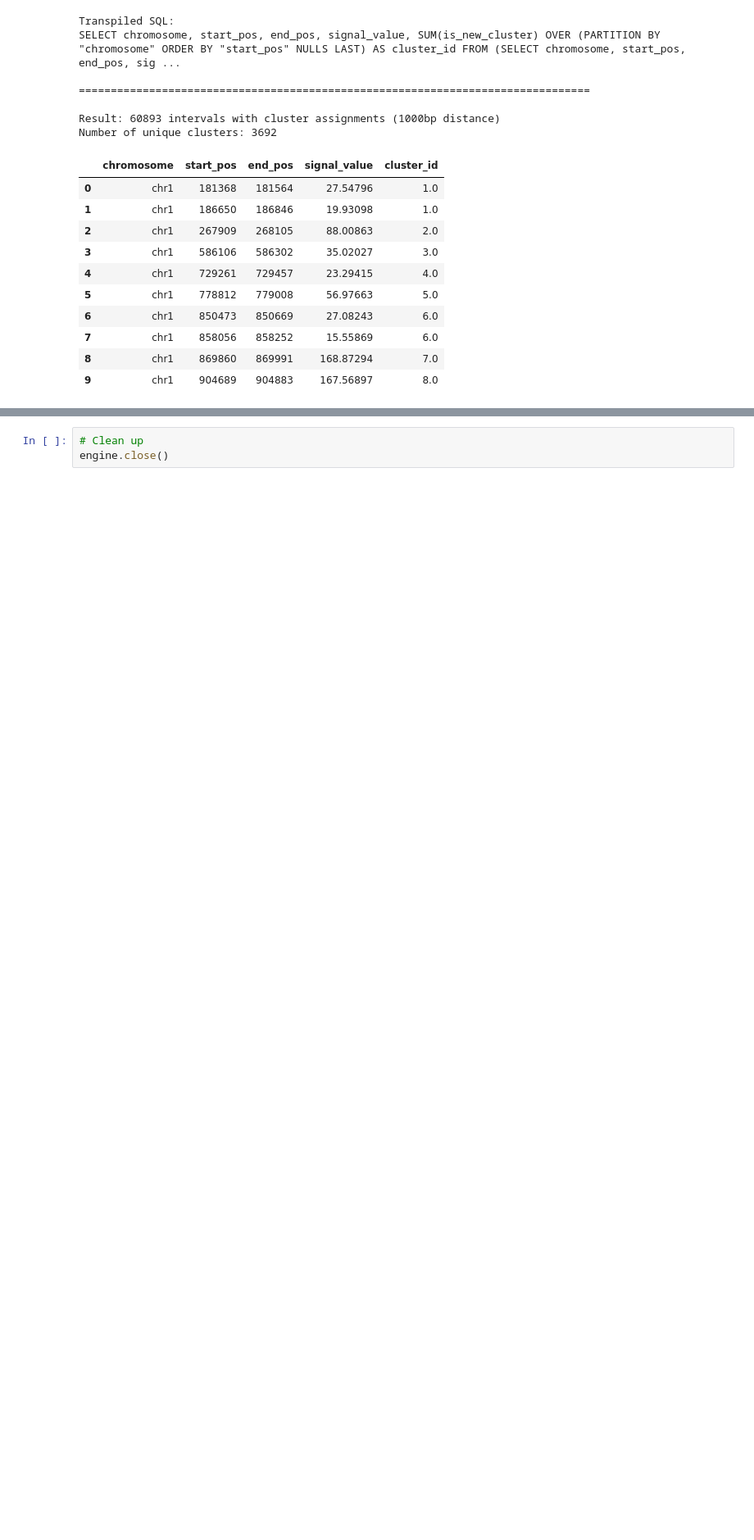
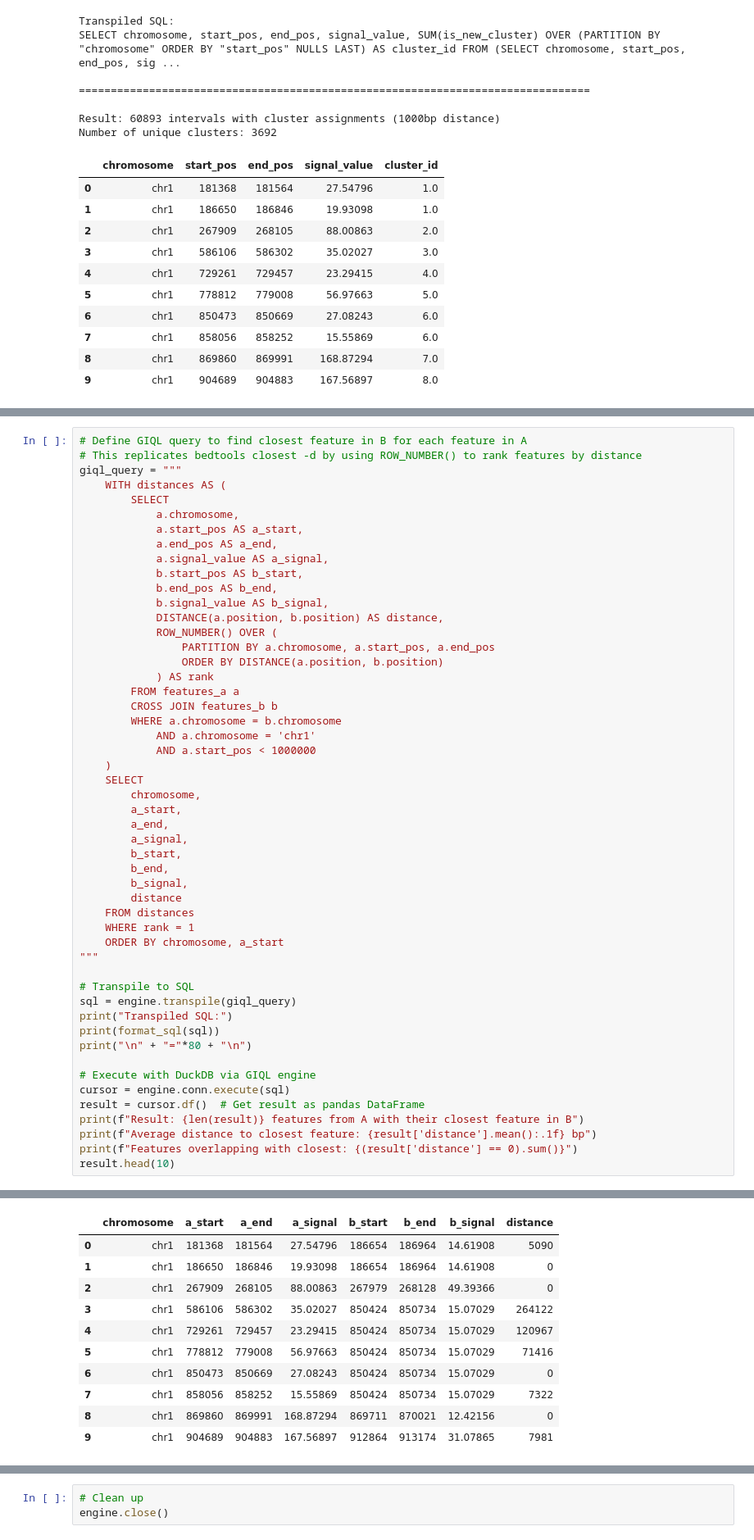
Before and after one commit to abdenlab/giql, a Jupyter notebook: demo.ipynb, the cells around one changed output, grey strips where cells are left out. Shown at 82% size. Saved outputs shown, nothing was run; the diff lists cells and outputs as text; blank space fills up the shorter version.

Commit message:
Update demo.ipynb with DISTANCE examples

```diff
--- a/demo.ipynb
+++ b/demo.ipynb
@@ -533,0 +666,52 @@ Number of unique clusters: 3692
+# %%
+# Define GIQL query to find closest feature in B for each feature in A
+# This replicates bedtools closest -d by using ROW_NUMBER() to rank features by distance
+giql_query = """
+    WITH distances AS (
+        SELECT
+            a.chromosome,
+            a.start_pos AS a_start,
+            a.end_pos AS a_end,
+            a.signal_value AS a_signal,
+            b.start_pos AS b_start,
+            b.end_pos AS b_end,
+            b.signal_value AS b_signal,
+            DISTANCE(a.position, b.position) AS distance,
+            ROW_NUMBER() OVER (
+                PARTITION BY a.chromosome, a.start_pos, a.end_pos
+                ORDER BY DISTANCE(a.position, b.position)
+            ) AS rank
+        FROM features_a a
+        CROSS JOIN features_b b
+        WHERE a.chromosome = b.chromosome
+            AND a.chromosome = 'chr1'
+            AND a.start_pos < 1000000
+    )
+    SELECT
+        chromosome,
+        a_start,
+        a_end,
+        a_signal,
+        b_start,
+        b_end,
+        b_signal,
+        distance
+    FROM distances
+    WHERE rank = 1
+    ORDER BY chromosome, a_start
+"""
+
+# Transpile to SQL
+sql = engine.transpile(giql_query)
+print("Transpiled SQL:")
+print(format_sql(sql))
+print("\n" + "="*80 + "\n")
+
+# Execute with DuckDB via GIQL engine
+cursor = engine.conn.execute(sql)
+result = cursor.df()  # Get result as pandas DataFrame
+print(f"Result: {len(result)} features from A with their closest feature in B")
+print(f"Average distance to closest feature: {result['distance'].mean():.1f} bp")
+print(f"Features overlapping with closest: {(result['distance'] == 0).sum()}")
+result.head(10)
+# %% [output]
@@ -534,3 +726,14 @@ Number of unique clusters: 3692
+|  | chromosome | a_start | a_end | a_signal | b_start | b_end | b_signal | distance |
+| 0 | chr1 | 181368 | 181564 | 27.54796 | 186654 | 186964 | 14.61908 | 5090 |
+| 1 | chr1 | 186650 | 186846 | 19.93098 | 186654 | 186964 | 14.61908 | 0 |
+| 2 | chr1 | 267909 | 268105 | 88.00863 | 267979 | 268128 | 49.39366 | 0 |
+| 3 | chr1 | 586106 | 586302 | 35.02027 | 850424 | 850734 | 15.07029 | 264122 |
+| 4 | chr1 | 729261 | 729457 | 23.29415 | 850424 | 850734 | 15.07029 | 120967 |
+| 5 | chr1 | 778812 | 779008 | 56.97663 | 850424 | 850734 | 15.07029 | 71416 |
+| 6 | chr1 | 850473 | 850669 | 27.08243 | 850424 | 850734 | 15.07029 | 0 |
+| 7 | chr1 | 858056 | 858252 | 15.55869 | 850424 | 850734 | 15.07029 | 7322 |
+| 8 | chr1 | 869860 | 869991 | 168.87294 | 869711 | 870021 | 12.42156 | 0 |
+| 9 | chr1 | 904689 | 904883 | 167.56897 | 912864 | 913174 | 31.07865 | 7981 |
 # %% [markdown]
 ---
 
```
Also changed, not shown: parts of 11 cells of this notebook.
